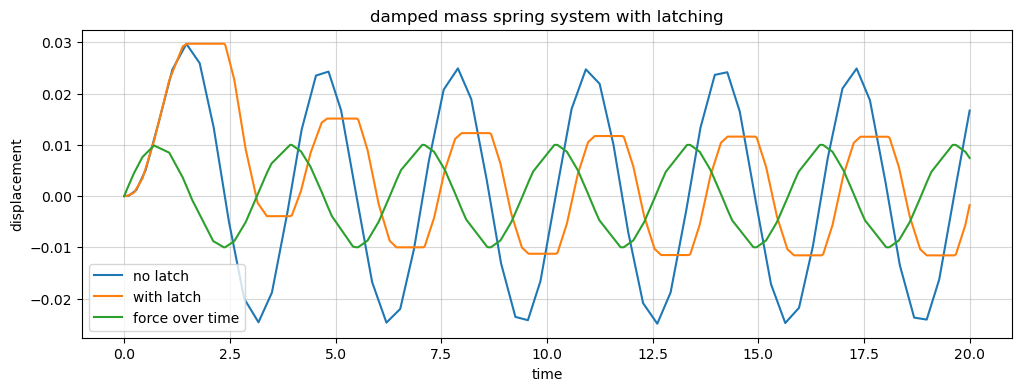
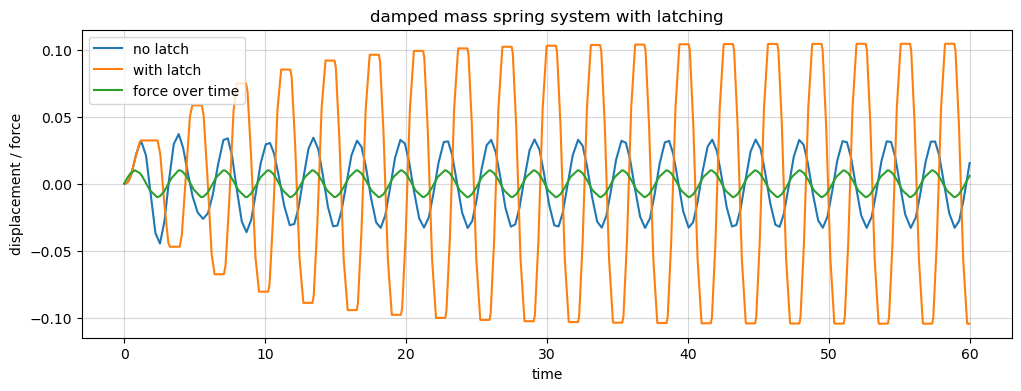
Unified diff of the notebook cell whose output changed from the first chart to the second:
--- before
+++ after
@@ -2,5 +2,5 @@
 
 # set timespan
-t_span = (0, 20)
+t_span = (0, 60)
 
 # create storage of values
@@ -16,5 +16,5 @@
 
 # spring phase
-sol = solve_ivp(eom_mass_spring, [t_last, 1e-2], [xdot_last, x_last], args=(2.0, 5, 20.0, 20.0, 1.5), max_step=0.5)
+sol = solve_ivp(eom_mass_spring, [t_last, 1e-2], [xdot_last, x_last], args=(omega, mass, k, c, 0.5), max_step=0.5)
 # append results to lists
 t.extend(sol.t.tolist()) # extend adds the element to the existing array rather than making the list multid dimensional
@@ -41,5 +41,5 @@
 
     # spring phase
-    sol = solve_ivp(eom_mass_spring, [t_last, t_span[-1]], [xdot_last, x_last], events=latch, args=(2.0, 5, 20.0, 20.0, 1.5), max_step=0.5)
+    sol = solve_ivp(eom_mass_spring, [t_last, t_span[-1]], [xdot_last, x_last], events=latch, args=(omega, mass, k, c, 0.5), max_step=0.5)
 
     # append results to lists
@@ -58,5 +58,5 @@
     print(f'entering latched phase')
     # latch phase
-    sol = solve_ivp(latched_phase, [t_last, t_span[-1]], [xdot_last, x_last], events=unlatch, args=(2.0, 5, 20.0, 20.0, 1.5), max_step=0.5)
+    sol = solve_ivp(latched_phase, [t_last, t_span[-1]], [xdot_last, x_last], events=unlatch, args=(omega, mass, k, c, 0.5), max_step=0.5)
 
     # append results to lists
@@ -78,5 +78,5 @@
 
     # spring phase
-    sol = solve_ivp(eom_mass_spring, [t_last, t_span[-1]], [xdot_last, x_last], events=latch, args=(2.0, 5, 20.0, 20.0, 1.5), max_step=0.5)
+    sol = solve_ivp(eom_mass_spring, [t_last, t_span[-1]], [xdot_last, x_last], events=latch, args=(omega, mass, k, c, 0.5), max_step=0.5)
 
     # append results to lists
@@ -95,5 +95,5 @@
     print(f'entering latched phase')
     # latch phase
-    sol = solve_ivp(latched_phase, [t_last, t_span[-1]], [xdot_last, x_last], events=unlatch, args=(2.0, 5, 20.0, 20.0, 1.5), max_step=0.5)
+    sol = solve_ivp(latched_phase, [t_last, t_span[-1]], [xdot_last, x_last], events=unlatch, args=(omega, mass, k, c, 0.5), max_step=0.5)
 
     # append results to lists
@@ -121,7 +121,7 @@
 plt.plot(sol_no_latch.t, sol_no_latch.y[1], label='no latch')
 plt.plot(t, x, label='with latch')
-plt.plot(t, 1e-2 * np.sin(2.0 * np.array(t)), label='force over time')
+plt.plot(t, 1e-2 * np.sin(omega * np.array(t)), label='force over time')
 plt.xlabel('time')
-plt.ylabel('displacement')
+plt.ylabel('displacement / force')
 plt.legend()
 plt.grid(True, alpha=0.5)

Commit: updated parameters for latching